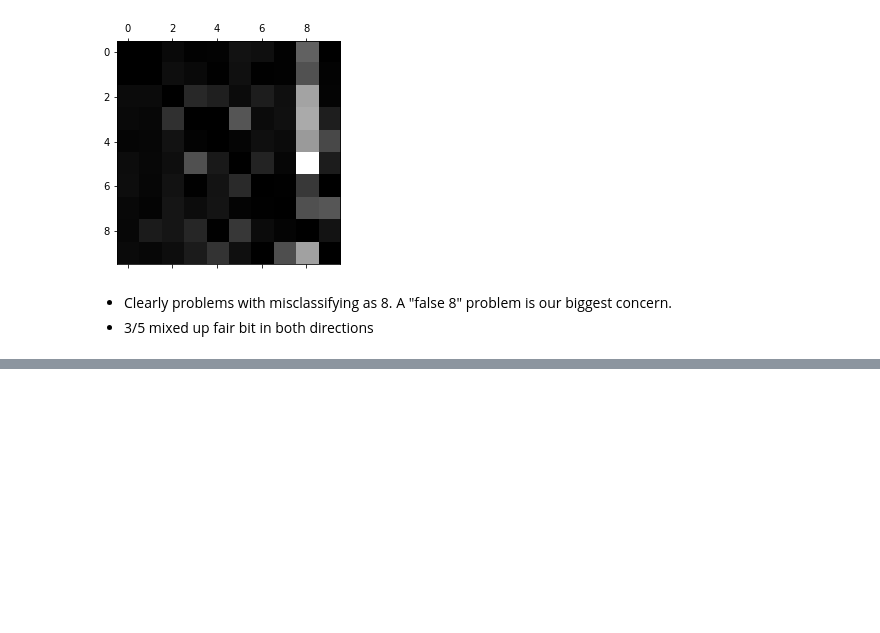
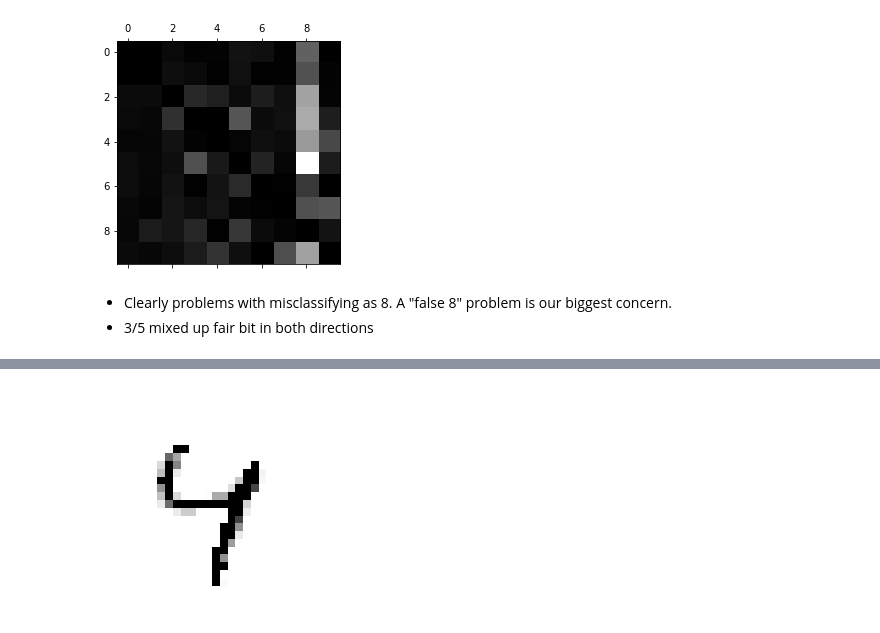
Before and after one commit to jarvisrob/hands-on-ml-book, a Jupyter notebook: Classification.ipynb, the cells around one changed output, grey strips where cells are left out. Cells and saved outputs as stored; diff of their text form; code cells hidden in the pictures; blank space fills up the shorter version.

```diff
--- a/Classification.ipynb
+++ b/Classification.ipynb
@@ -485,0 +554,3 @@ plt.show()
+# %%
+cleaned_digit = knn_clf.predict([some_digit])
+cleaned_digit
@@ -485,0 +575,7 @@ plt.show()
+# %%
+cleaned_digit_image = cleaned_digit.reshape(28, 28)
+plt.imshow(cleaned_digit_image, cmap="binary")
+plt.axis("off")
+plt.show()
+# %% [output]
+[figure, added]
```
Also changed, not shown: parts of 15 cells of this notebook.
